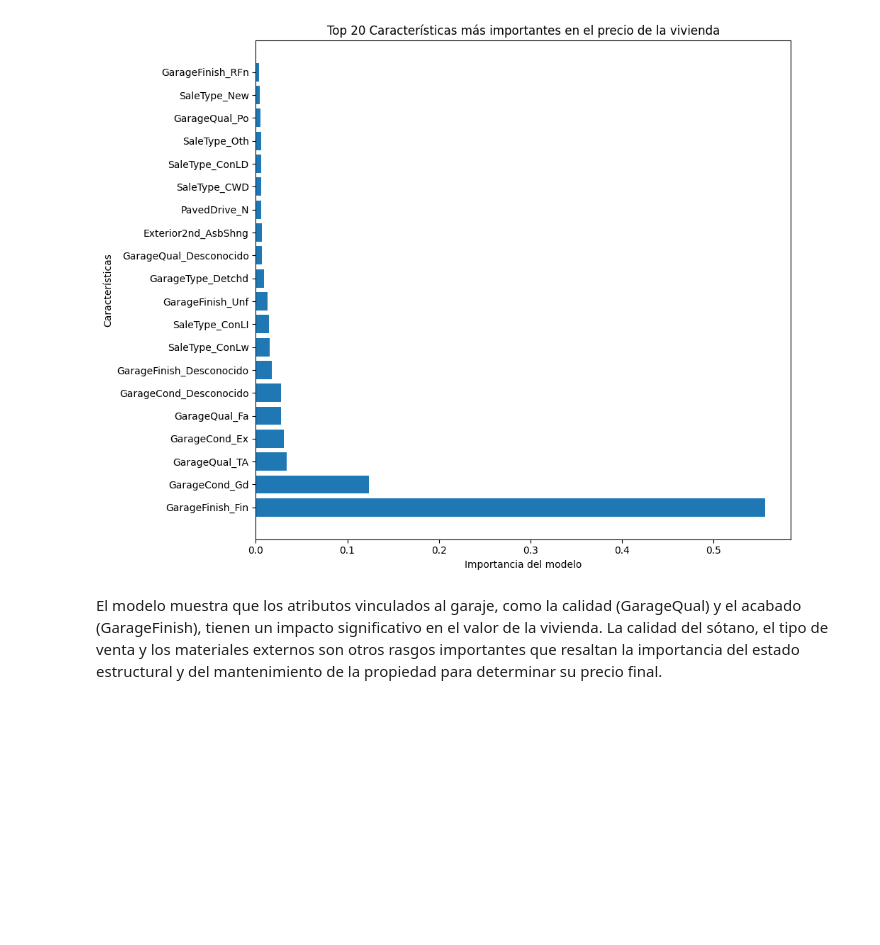
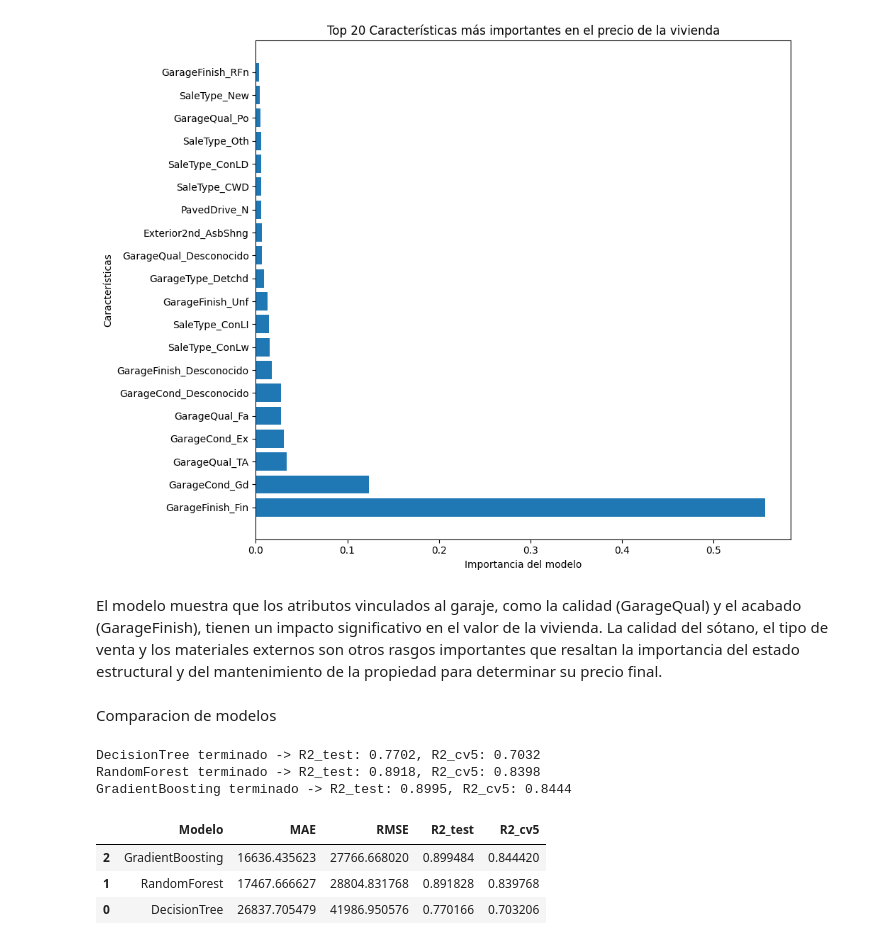
Before and after one commit to rodrigoosoriogaona/Ciencia-de-Datos, a Jupyter notebook: Ciencia de Datos.ipynb, the cells around one changed output. Cells and saved outputs as stored; diff of their text form; code cells hidden in the pictures; blank space fills up the shorter version.

Commit message:
Comparacion de modelos

```diff
--- a/Ciencia de Datos.ipynb
+++ b/Ciencia de Datos.ipynb
@@ -273,3 +273,66 @@ plt.show()
 [figure]
 # %% [markdown]
 El modelo muestra que los atributos vinculados al garaje, como la calidad (GarageQual) y el acabado (GarageFinish), tienen un impacto significativo en el valor de la vivienda.  La calidad del sótano, el tipo de venta y los materiales externos son otros rasgos importantes que resaltan la importancia del estado estructural y del mantenimiento de la propiedad para determinar su precio final.
+# %% [markdown]
+Comparacion de modelos
+# %%
+# Comparar modelos: DecisionTree, RandomForest, GradientBoosting
+from sklearn.tree import DecisionTreeRegressor
+from sklearn.ensemble import RandomForestRegressor, GradientBoostingRegressor
+from sklearn.pipeline import Pipeline
+from sklearn.metrics import mean_absolute_error, mean_squared_error, r2_score
+import numpy as np
+import pandas as pd
+from sklearn.model_selection import cross_val_score, KFold
+
+models = {
+    'DecisionTree': DecisionTreeRegressor(random_state=42),
+    'RandomForest': RandomForestRegressor(n_estimators=200, random_state=42),
+    'GradientBoosting': GradientBoostingRegressor(n_estimators=200, random_state=42)
+}
+
+
+
+results = []
+
+# Función para evaluar
+def eval_model(name, estimator):
+    pipe = Pipeline([
+        ('preprocesamiento', preprocesamiento),  # tu ColumnTransformer dentro del pipeline
+        ('model', estimator)
+    ])
+    # Entrenamiento en el split que ya hiciste
+    pipe.fit(X_train, y_train)
+    y_pred = pipe.predict(X_test)
+    mae = mean_absolute_error(y_test, y_pred)
+    rmse = np.sqrt(mean_squared_error(y_test, y_pred))
+    r2 = r2_score(y_test, y_pred)
+
+    # Validación cruzada (5-fold) sobre todo X para una métrica robusta (usamos R2 promedio)
+    kf = KFold(n_splits=5, shuffle=True, random_state=42)
+    cv_r2 = cross_val_score(pipe, X, y, cv=kf, scoring='r2', n_jobs=-1).mean()
+
+    results.append({
+        'Modelo': name,
+        'MAE': mae,
+        'RMSE': rmse,
+        'R2_test': r2,
+        'R2_cv5': cv_r2
+    })
+    print(f"{name} terminado -> R2_test: {r2:.4f}, R2_cv5: {cv_r2:.4f}")
+
+# Ejecutar evaluación para cada modelo
+for name, model in models.items():
+    eval_model(name, model)
+
+# Resumen en DataFrame ordenado por RMSE ascendente
+res_df = pd.DataFrame(results).sort_values('RMSE')
+res_df
+# %% [output]
+DecisionTree terminado -> R2_test: 0.7702, R2_cv5: 0.7032
+RandomForest terminado -> R2_test: 0.8918, R2_cv5: 0.8398
+GradientBoosting terminado -> R2_test: 0.8995, R2_cv5: 0.8444
+|  | Modelo | MAE | RMSE | R2_test | R2_cv5 |
+| 2 | GradientBoosting | 16636.435623 | 27766.668020 | 0.899484 | 0.844420 |
+| 1 | RandomForest | 17467.666627 | 28804.831768 | 0.891828 | 0.839768 |
+| 0 | DecisionTree | 26837.705479 | 41986.950576 | 0.770166 | 0.703206 |
```
